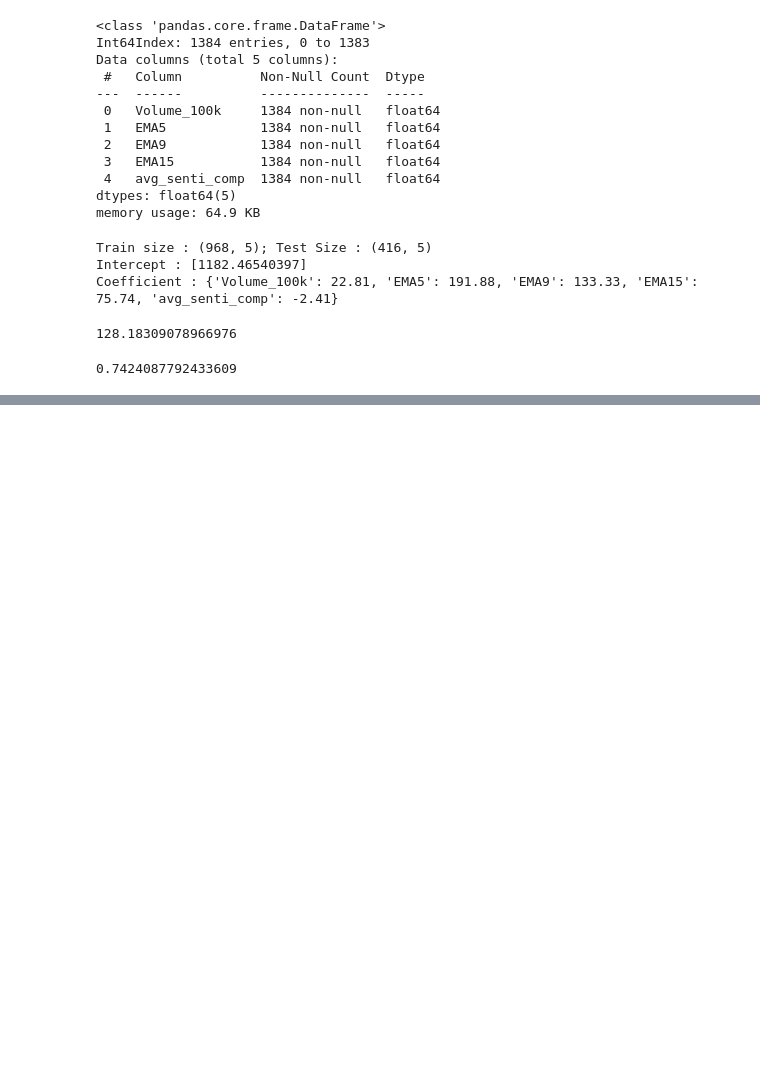
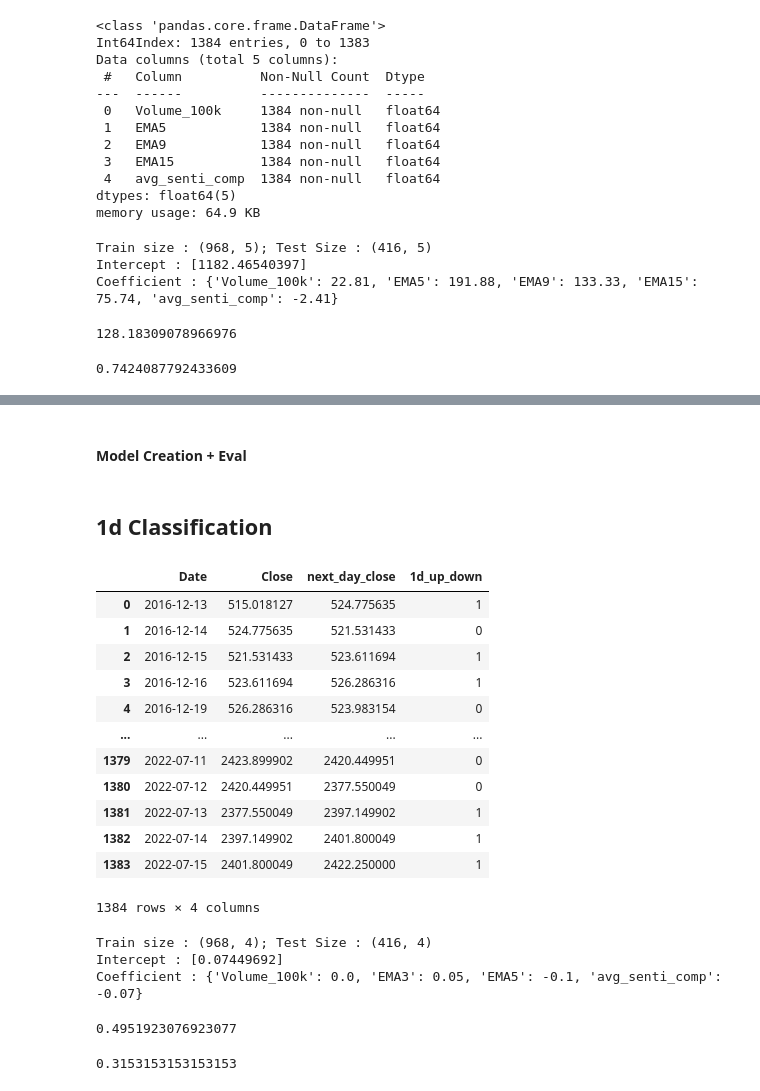
Before and after one commit to khinvasara-unnati/FoundationProject-1, a Jupyter notebook: combined.ipynb, the cells around one changed output, grey strips where cells are left out. Saved outputs shown, nothing was run; the diff lists cells and outputs as text; code cells hidden in the pictures; blank space fills up the shorter version.

```diff
--- a/combined.ipynb
+++ b/combined.ipynb
@@ -292,0 +334,2 @@ r2_10
+# %% [markdown]
+#### Model Creation + Eval
@@ -292,0 +375,2 @@ r2_10
+# %% [markdown]
+## 1d Classification
@@ -292,0 +379,18 @@ r2_10
+# %%
+df_combined['1d_up_down'] = np.where(df_combined['next_day_close'] > df_combined['Close'],1,0)
+# %%
+df_combined[['Date','Close','next_day_close','1d_up_down']]
+# %% [output]
+|  | Date | Close | next_day_close | 1d_up_down |
+| 0 | 2016-12-13 | 515.018127 | 524.775635 | 1 |
+| 1 | 2016-12-14 | 524.775635 | 521.531433 | 0 |
+| 2 | 2016-12-15 | 521.531433 | 523.611694 | 1 |
+| 3 | 2016-12-16 | 523.611694 | 526.286316 | 1 |
+| 4 | 2016-12-19 | 526.286316 | 523.983154 | 0 |
+| ... | ... | ... | ... | ... |
+| 1379 | 2022-07-11 | 2423.899902 | 2420.449951 | 0 |
+| 1380 | 2022-07-12 | 2420.449951 | 2377.550049 | 0 |
+| 1381 | 2022-07-13 | 2377.550049 | 2397.149902 | 1 |
+| 1382 | 2022-07-14 | 2397.149902 | 2401.800049 | 1 |
+| 1383 | 2022-07-15 | 2401.800049 | 2422.250000 | 1 |
+1384 rows × 4 columns
@@ -292,0 +403,16 @@ r2_10
+# %%
+y_pred1,y_test1,X_test1,accuracy_s1,recall_s1,precision_s1,cm1,cr1 = loglinear_model_build_eval(X1d,y1d,
+                                                                                               logreg)
+# %% [output]
+Train size : (968, 4); Test Size : (416, 4)
+Intercept : [0.07449692]
+Coefficient : {'Volume_100k': 0.0, 'EMA3': 0.05, 'EMA5': -0.1, 'avg_senti_comp': -0.07}
+# %%
+accuracy_s1
+# %% [output]
+0.4951923076923077
+# %%
+## out of the actual positive(up), only 31% of times predicted to go up
+recall_s1
+# %% [output]
+0.3153153153153153
```
Also changed, not shown: parts of 11 cells of this notebook.
